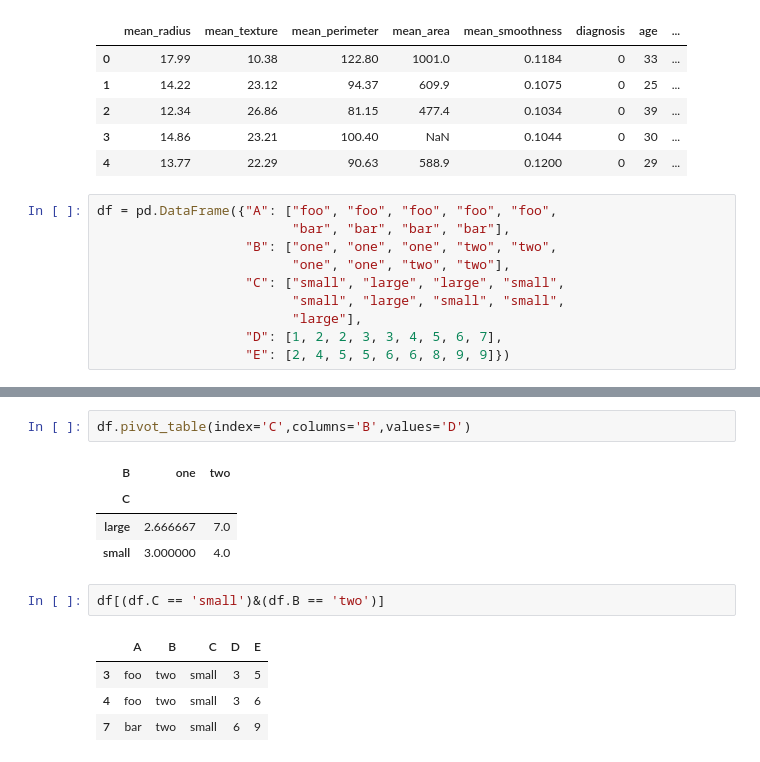
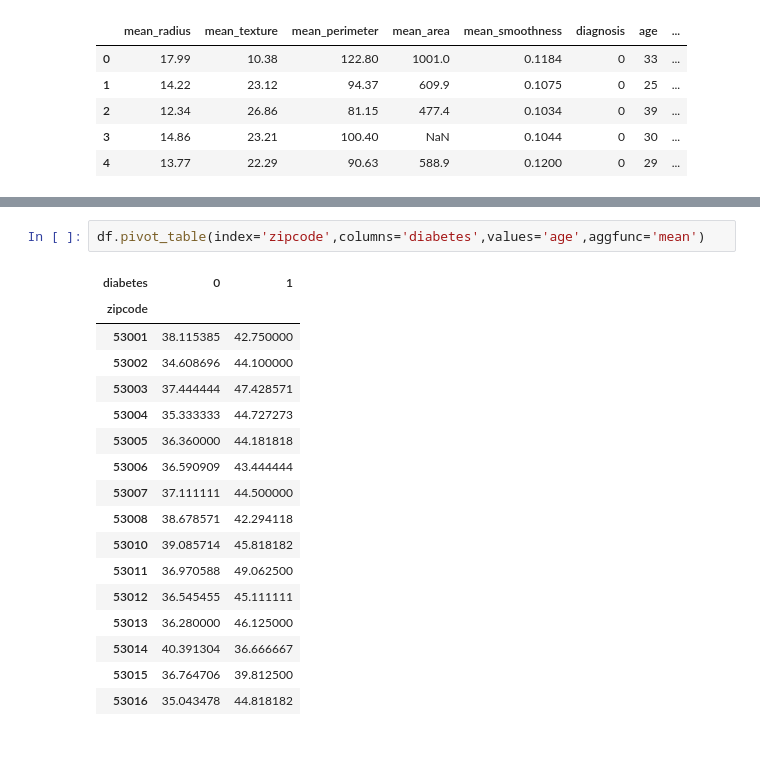
Before and after one commit to raquelcreis/CastoresIndomaveis, a Jupyter notebook: notebooks/aula003_pandas.ipynb, the cells around one changed output, grey strips where cells are left out. Drawn from its saved outputs; the diff is of its cells as text.

```diff
--- a/notebooks/aula003_pandas.ipynb
+++ b/notebooks/aula003_pandas.ipynb
@@ -584,13 +584,3 @@ df.head()
 | 2 | 12.34 | 26.86 | 81.15 | 477.4 | 0.1034 | 0 | 39 | ... |
 | 3 | 14.86 | 23.21 | 100.40 | NaN | 0.1044 | 0 | 30 | ... |
 | 4 | 13.77 | 22.29 | 90.63 | 588.9 | 0.1200 | 0 | 29 | ... |
-# %%
-df = pd.DataFrame({"A": ["foo", "foo", "foo", "foo", "foo",
-                         "bar", "bar", "bar", "bar"],
-                   "B": ["one", "one", "one", "two", "two",
-                         "one", "one", "two", "two"],
-                   "C": ["small", "large", "large", "small",
-                         "small", "large", "small", "small",
-                         "large"],
-                   "D": [1, 2, 2, 3, 3, 4, 5, 6, 7],
-                   "E": [2, 4, 5, 5, 6, 6, 8, 9, 9]})
@@ -597,14 +596,20 @@ df = pd.DataFrame({"A": ["foo", "foo", "foo", "foo", "foo",
 # %%
-df.pivot_table(index='C',columns='B',values='D')
+df.pivot_table(index='zipcode',columns='diabetes',values='age',aggfunc='mean')
 # %% [output]
-| B | one | two |
-| C |  |  |
-| large | 2.666667 | 7.0 |
-| small | 3.000000 | 4.0 |
+| diabetes | 0 | 1 |
+| zipcode |  |  |
+| 53001 | 38.115385 | 42.750000 |
+| 53002 | 34.608696 | 44.100000 |
+| 53003 | 37.444444 | 47.428571 |
+| 53004 | 35.333333 | 44.727273 |
+| 53005 | 36.360000 | 44.181818 |
+| 53006 | 36.590909 | 43.444444 |
+| 53007 | 37.111111 | 44.500000 |
+| 53008 | 38.678571 | 42.294118 |
+| 53010 | 39.085714 | 45.818182 |
+| 53011 | 36.970588 | 49.062500 |
+| 53012 | 36.545455 | 45.111111 |
+| 53013 | 36.280000 | 46.125000 |
+| 53014 | 40.391304 | 36.666667 |
+| 53015 | 36.764706 | 39.812500 |
+| 53016 | 35.043478 | 44.818182 |
-# %%
-df[(df.C == 'small')&(df.B == 'two')]
-# %% [output]
-|  | A | B | C | D | E |
-| 3 | foo | two | small | 3 | 5 |
-| 4 | foo | two | small | 3 | 6 |
-| 7 | bar | two | small | 6 | 9 |
```
Also changed, not shown: parts of 38 cells of this notebook, 22 other files.
